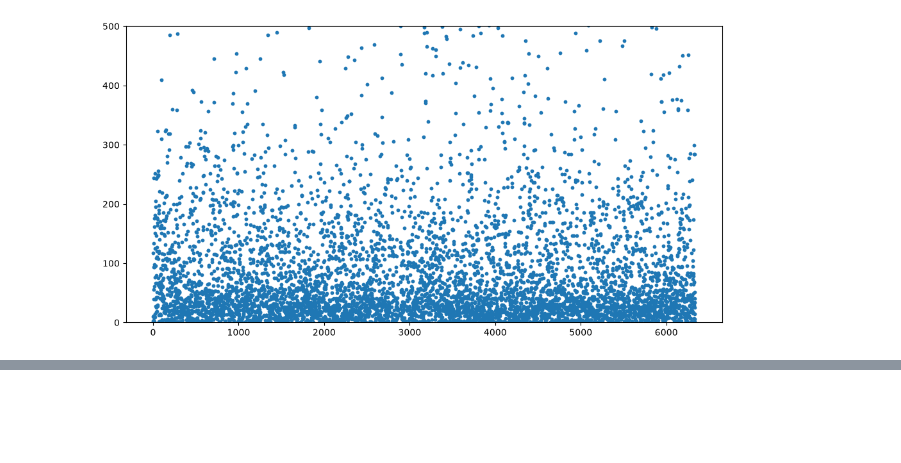
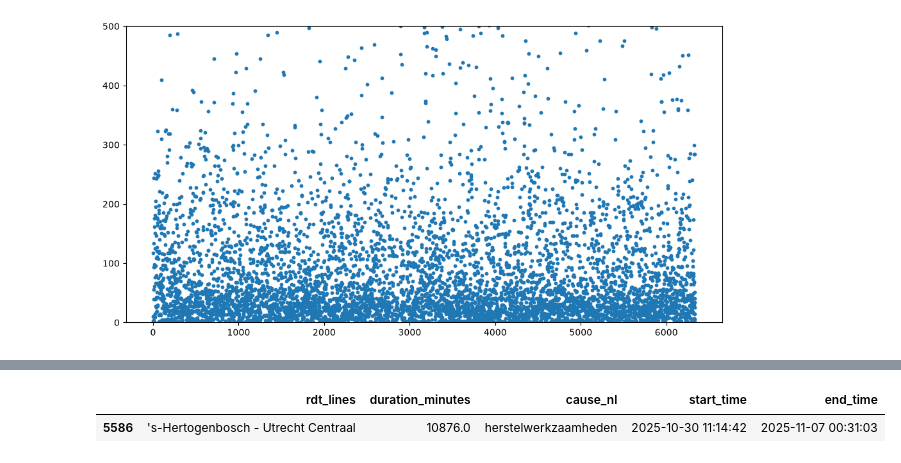
Before and after one commit to SasjaDolle/TIL-programming-groep-28, a Jupyter notebook: main.ipynb, the cells around one changed output, grey strips where cells are left out. Drawn from its saved outputs; the diff is of its cells as text; code cells hidden in the pictures; blank space fills up the shorter version.

```diff
--- a/main.ipynb
+++ b/main.ipynb
@@ -110,0 +207,33 @@ plt.show()
+# %%
+# Stel dat je de dataset inlaadt
+df_2025 = pd.read_csv("data\disruptions-2025.csv")
+# 1. De gewenste jaren inladen
+
+# df_2023 = pd.read_csv("disruptions-2023.csv")
+# df_2024 = pd.read_csv("disruptions-2024.csv")
+
+# 2. Samenvoegen onder elkaar
+df = pd.concat([df_2025], ignore_index=True)
+#display(df.head())
+
+lang = df[df['duration_minutes' ] >= 60*24]
+lang11 = lang[lang['ns_lines'] == 'Utrecht - Eindhoven' ]
+lang11 = lang11[['rdt_lines', 'duration_minutes', 'cause_nl', 'start_time', 'end_time']]
+
+
+
+display(lang11)
+
+print(lang11['start_time'].iloc[0])
+lang = lang[['rdt_lines', 'duration_minutes', 'cause_nl', 'start_time']]
+
+
+
+#display(lang)
+
+# Exporteren naar CSV
+lang.to_csv("trajectwerkzaamheden langer dan 1 dag.csv", index=False, encoding="utf-8-sig")
+print("Bestand opgeslagen als 'trajectwerkzaamheden.csv'")
+# %% [output]
+|  | rdt_lines | duration_minutes | cause_nl | start_time | end_time |
+| 5586 | 's-Hertogenbosch - Utrecht Centraal | 10876.0 | herstelwerkzaamheden | 2025-10-30 11:14:42 | 2025-11-07 00:31:03 |
```
Also changed, not shown: parts of 6 cells of this notebook.
